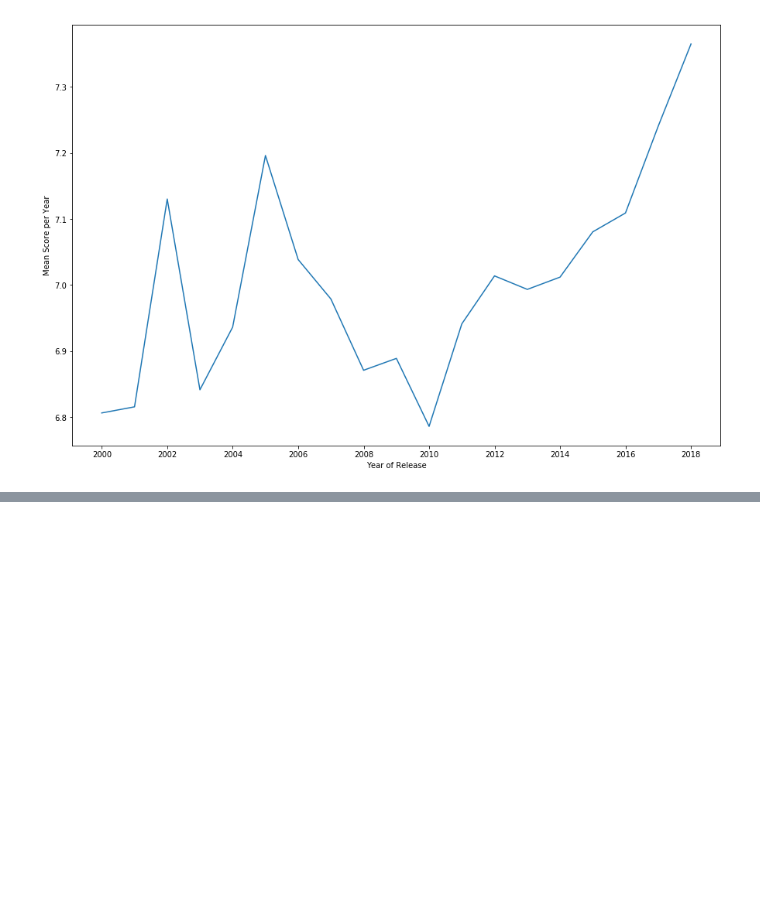
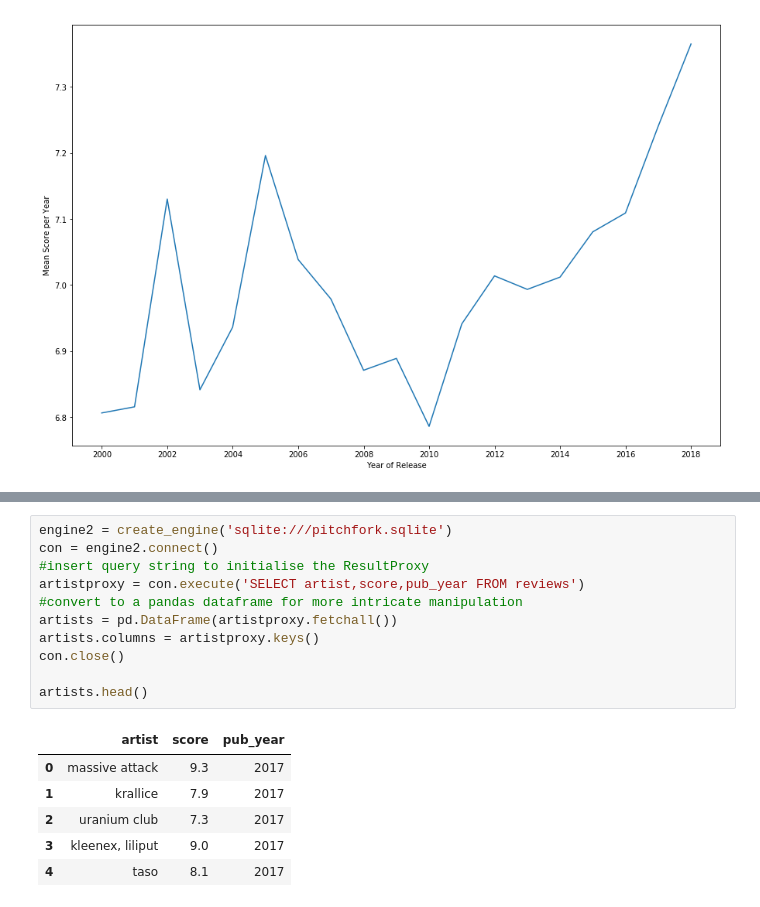
Before and after one commit to physcode/Pitchfork, a Jupyter notebook: pitchfork.ipynb, the cells around one changed output, grey strips where cells are left out. Cells and saved outputs as stored; diff of their text form; blank space fills up the shorter version.

```diff
--- a/pitchfork.ipynb
+++ b/pitchfork.ipynb
@@ -163,0 +168,18 @@ Quite an interesting result! There seems to be a larger variation in the earlier
+# %%
+engine2 = create_engine('sqlite:///pitchfork.sqlite')
+con = engine2.connect()
+#insert query string to initialise the ResultProxy
+artistproxy = con.execute('SELECT artist,score,pub_year FROM reviews')
+#convert to a pandas dataframe for more intricate manipulation
+artists = pd.DataFrame(artistproxy.fetchall())
+artists.columns = artistproxy.keys()
+con.close()
+
+artists.head()
+# %% [output]
+|  | artist | score | pub_year |
+| 0 | massive attack | 9.3 | 2017 |
+| 1 | krallice | 7.9 | 2017 |
+| 2 | uranium club | 7.3 | 2017 |
+| 3 | kleenex, liliput | 9.0 | 2017 |
+| 4 | taso | 8.1 | 2017 |
```
Also changed, not shown: parts of 14 cells of this notebook.
